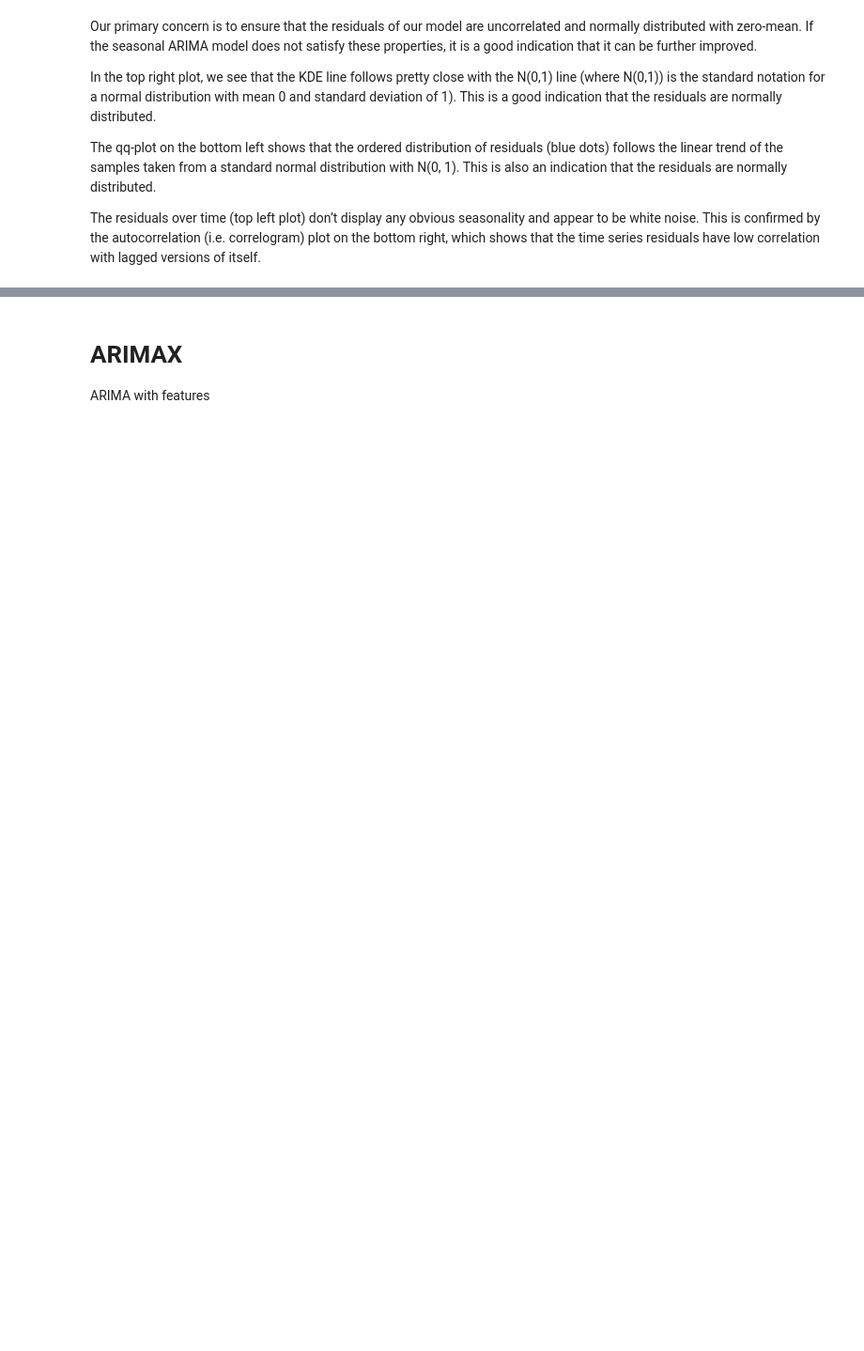
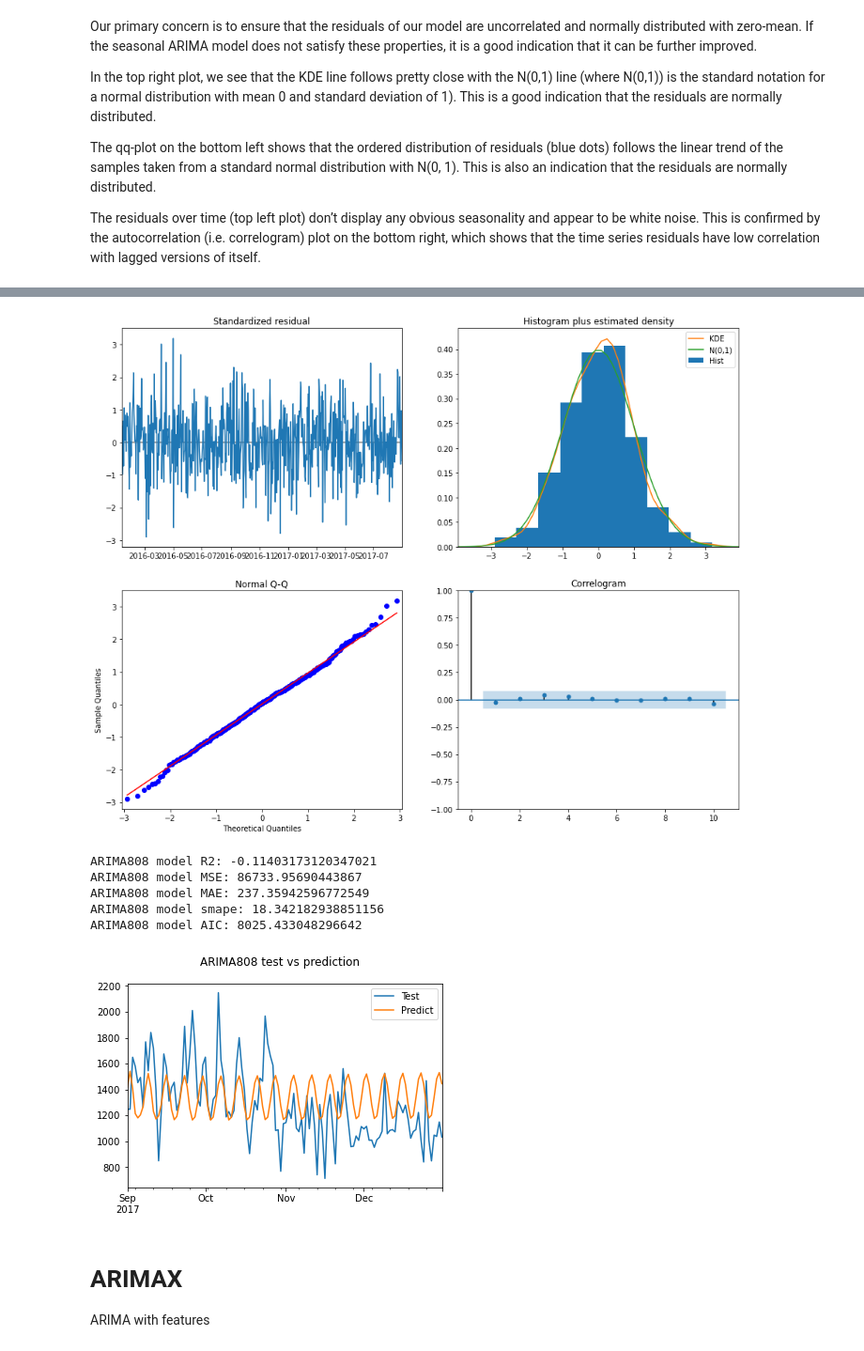
Before and after one commit to tc18fwd/SpringBoard, a Jupyter notebook: Capstone Two/Capstone 2 modeling.ipynb, the cells around one changed output, grey strips where cells are left out. Shown at 94% size. Saved outputs shown, nothing was run; the diff lists cells and outputs as text; code cells hidden in the pictures; blank space fills up the shorter version.

```diff
--- a/Capstone Two/Capstone 2 modeling.ipynb
+++ b/Capstone Two/Capstone 2 modeling.ipynb
@@ -181,3 +243,13 @@ plt.show()
+# %%
+ARIMA101(8,0,8) #best params based on arma order select
+# %% [output]
+[figure, added]
+ARIMA808 model R2: -0.11403173120347021
+ARIMA808 model MSE: 86733.95690443867
+ARIMA808 model MAE: 237.35942596772549
+ARIMA808 model smape: 18.342182938851156
+ARIMA808 model AIC: 8025.433048296642
+[figure, added]
 # %% [markdown]
 # ARIMAX
 ARIMA with features
```
Also changed, not shown: parts of 46 cells of this notebook, 23 other files.
